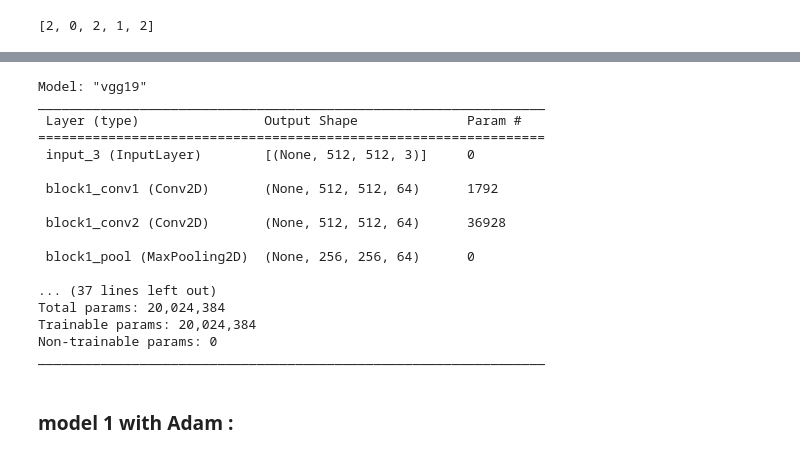
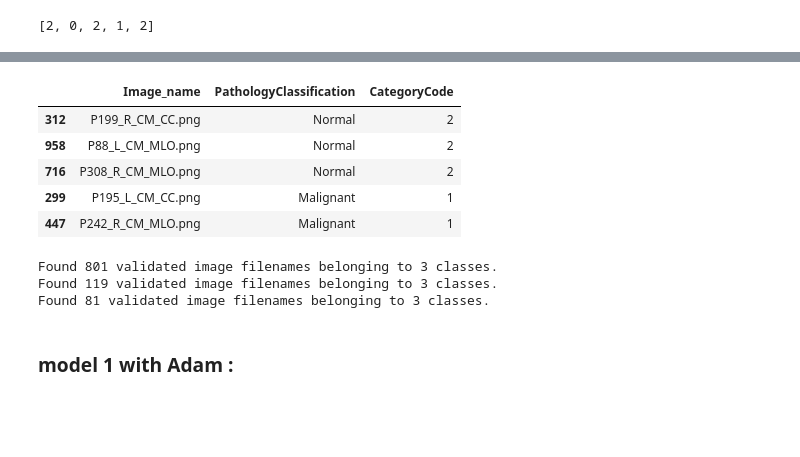
Before and after one commit to abdolazizsalimi/PGU_DataMining_1402, a Jupyter notebook: finalProject/Breast-Canser-notebook.ipynb, the cells around one changed output, grey strips where cells are left out. Cells and saved outputs as stored; diff of their text form; code cells hidden in the pictures; blank space fills up the shorter version.

```diff
--- a/finalProject/Breast-Canser-notebook.ipynb
+++ b/finalProject/Breast-Canser-notebook.ipynb
@@ -614,0 +584,9 @@ print(h5py.__version__)
+# %%
+test_df.head()
+# %% [output]
+|  | Image_name | PathologyClassification | CategoryCode |
+| 312 | P199_R_CM_CC.png | Normal | 2 |
+| 958 | P88_L_CM_MLO.png | Normal | 2 |
+| 716 | P308_R_CM_MLO.png | Normal | 2 |
+| 299 | P195_L_CM_CC.png | Malignant | 1 |
+| 447 | P242_R_CM_MLO.png | Malignant | 1 |
@@ -615 +605,36 @@ print(h5py.__version__)
+# %%
+train_generator=dataget.flow_from_dataframe(
+    dataframe = train_df,
+    directory = './images/',
+    x_col = "Image_name" ,
+    y_col  = "PathologyClassification",
+    target_size = (224,224),
+    batch_size = 32,
+    class_mode='categorical',
+
+)
+validation_generator=dataget.flow_from_dataframe(
+    dataframe = val_df,
+    directory = './images/',
+    x_col = "Image_name" ,
+    y_col  = "PathologyClassification",
+    target_size = (224,224),
+    batch_size = 32,
+    class_mode='categorical',
+)
+
+test_generator = dataget.flow_from_dataframe(
+    dataframe = test_df,
+    directory = './images/',
+    x_col = "Image_name" ,
+    y_col  = "PathologyClassification",
+    target_size = (224,224),
+    batch_size = 10,
+    class_mode='categorical',
+    shuffle = False
+)
+# %% [output]
+Found 801 validated image filenames belonging to 3 classes.
+Found 119 validated image filenames belonging to 3 classes.
+Found 81 validated image filenames belonging to 3 classes.
 # %%
@@ -617,20 +641,0 @@ base_model = VGG19(weights='imagenet', include_top=False, input_shape=(512, 512,
-# %%
-base_model.summary()
-# %% [output]
-Model: "vgg19"
-_________________________________________________________________
- Layer (type)                Output Shape              Param #
-=================================================================
- input_3 (InputLayer)        [(None, 512, 512, 3)]     0
-
- block1_conv1 (Conv2D)       (None, 512, 512, 64)      1792
-
- block1_conv2 (Conv2D)       (None, 512, 512, 64)      36928
-
- block1_pool (MaxPooling2D)  (None, 256, 256, 64)      0
-
-... (37 lines left out)
-Total params: 20,024,384
-Trainable params: 20,024,384
-Non-trainable params: 0
-_________________________________________________________________
```
Also changed, not shown: parts of 38 cells of this notebook, 1 other file.
